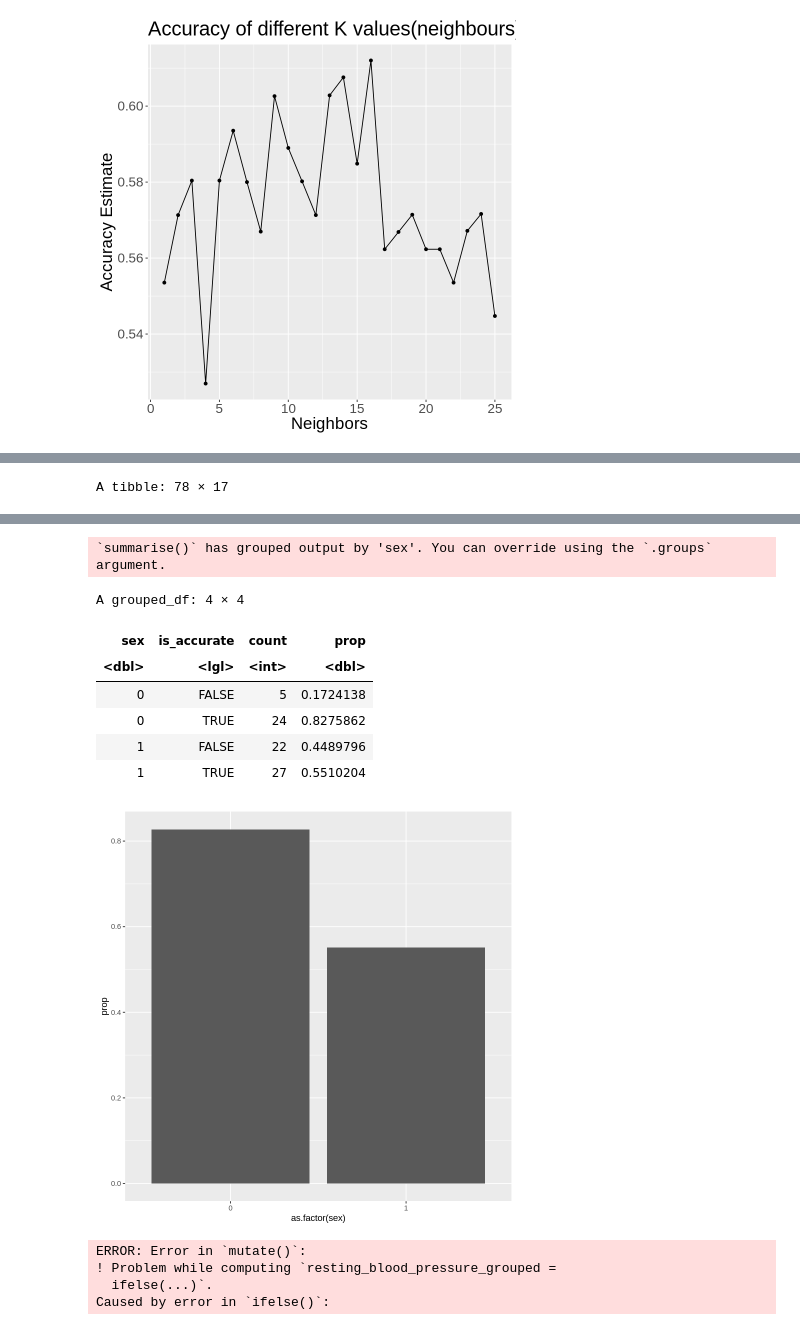
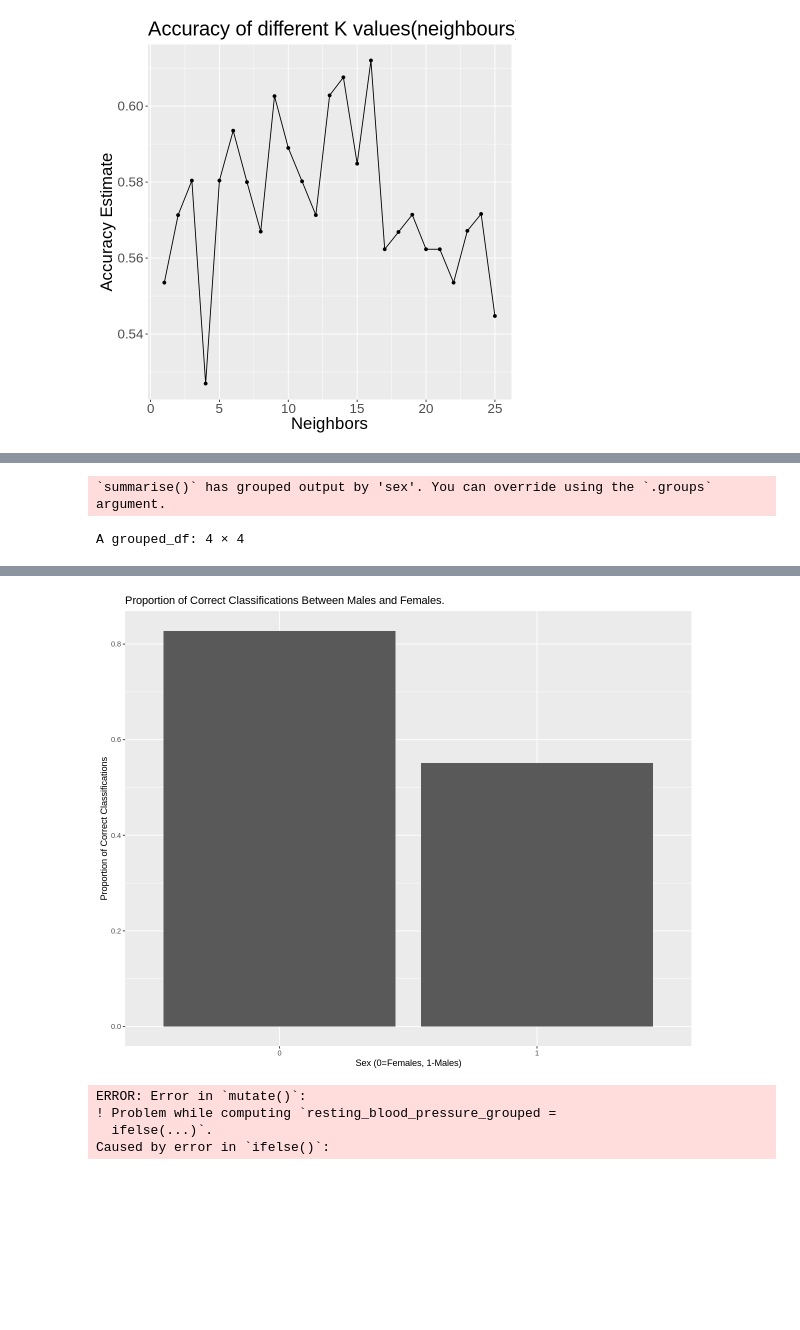
Before and after one commit to ck2671/dsci-100-2022w2-group-35, a Jupyter notebook: Heart Disease Project.ipynb, the cells around one changed output, grey strips where cells are left out. Cells and saved outputs as stored; diff of their text form; code cells hidden in the pictures; blank space fills up the shorter version.

```diff
--- a/Heart Disease Project.ipynb
+++ b/Heart Disease Project.ipynb
@@ -293,8 +282,17 @@ Prediction  0  1
 # %%
-#shows that our data is unbiased
-new_heart_predictions <- heart_predictions %>%
+#Figure 1: Predictions of False and True and the corresponding resting blood pressure in males (1) and females (0).
+#This figure shows that our data is unbiased since the the median value (horizontal line) for both True and False predictions
+#are generally the same for both males (1) and females (0).
+
+options(repr.plot.width = 10, repr.plot.height = 8)
+
+new_heart_predictions <- heart_predictions |>
         mutate(is_accurate = .pred_class == new_heart_binary)
 
-heart_plot_2 <- ggplot()+
+heart_plot_2 <- new_heart_predictions |>
+        ggplot()+
         geom_boxplot(aes(x = is_accurate, y = resting_blood_pressure))+
-        facet_grid(as.factor(sex)~.)
+        facet_grid(as.factor(sex)~.) +
+        labs(x="Predictions of False and True", y="Resting Blood Pressure") +
+        ggtitle("Predictions of False and True and the corresponding resting blood pressure in males (1) and females (0).")
+heart_plot_2
@@ -301,15 +301,19 @@ heart_plot_2 <- ggplot()+
 # %%
-new_heart_predictions
+#Figure 2: Proportion of correct classifications between male and females.
+#This bar graph shows that there is a higher accuracy for females (~85%) as compared to males (~55%).
 Count <- new_heart_predictions |>
         group_by(sex, is_accurate) |>
         summarize(count=n()) |>
         mutate(prop = count/sum(count))
 
 Count
-
 Count |>
 filter(is_accurate == TRUE) |>
 ggplot()+
-    geom_bar(aes(x = as.factor(sex), y = prop), stat = "identity")
+    geom_bar(aes(x = as.factor(sex), y = prop), stat = "identity") +
+    labs(x="Sex (0=Females, 1-Males)", y="Proportion of Correct Classifications") +
+    ggtitle("Proportion of Correct Classifications Between Males and Females.")
 # %% [output]
-A tibble: 78 × 17
+`summarise()` has grouped output by 'sex'. You can override using the `.groups`
+argument.
+A grouped_df: 4 × 4
@@ -325,13 +326,4 @@ A tibble: 78 × 17
-`summarise()` has grouped output by 'sex'. You can override using the `.groups`
-argument.
-A grouped_df: 4 × 4
-| sex | is_accurate | count | prop |
-| <dbl> | <lgl> | <int> | <dbl> |
-| 0 | FALSE | 5 | 0.1724138 |
-| 0 | TRUE | 24 | 0.8275862 |
-| 1 | FALSE | 22 | 0.4489796 |
-| 1 | TRUE | 27 | 0.5510204 |
-[figure, old version]
+[figure, new version]
 # %%
 Count <- new_heart_predictions |>
         mutate(resting_blood_pressure_grouped = ifelse(resting_blood_pressure <= 130, "Low", ifelse(resting_blood_pressure ==130, "Medium", ifelse(resting_blood_pressure >=170, "High")))) |>
```
Also changed, not shown: parts of 4 cells of this notebook.
